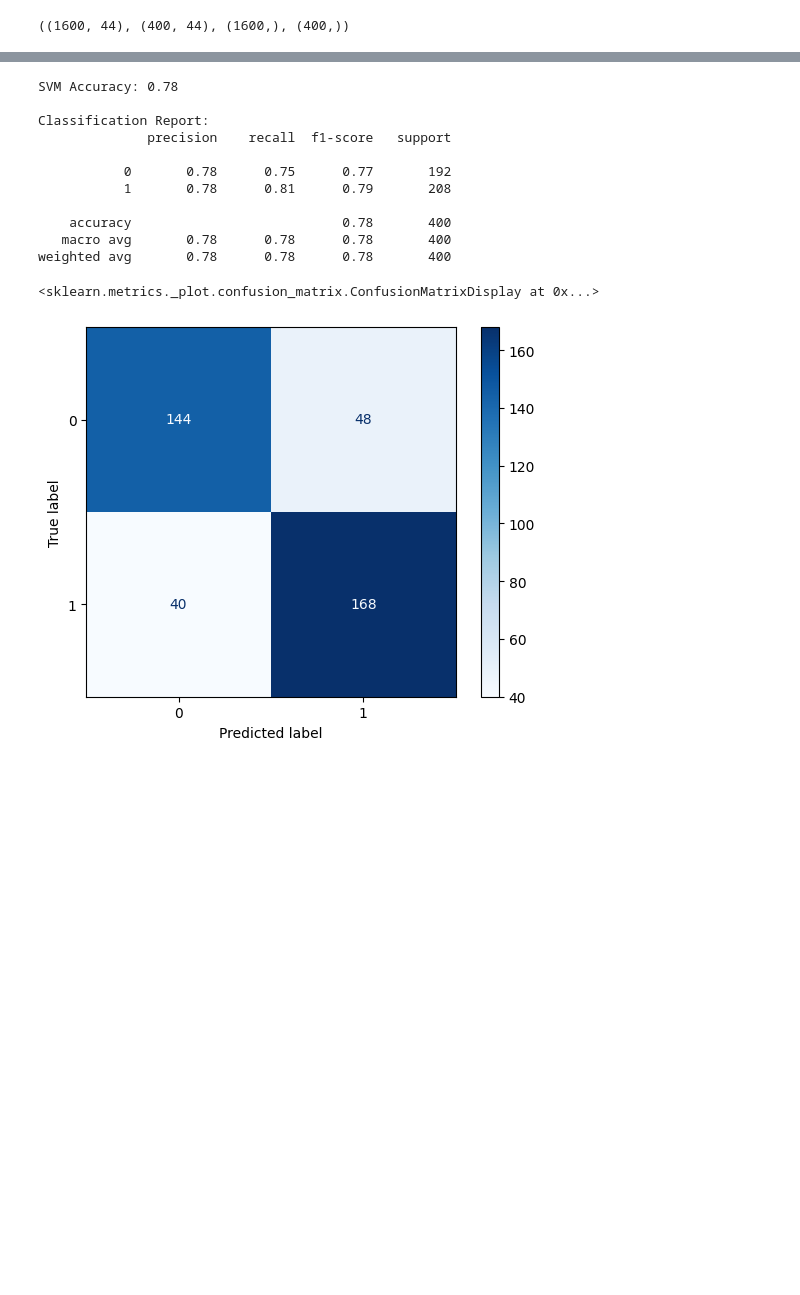
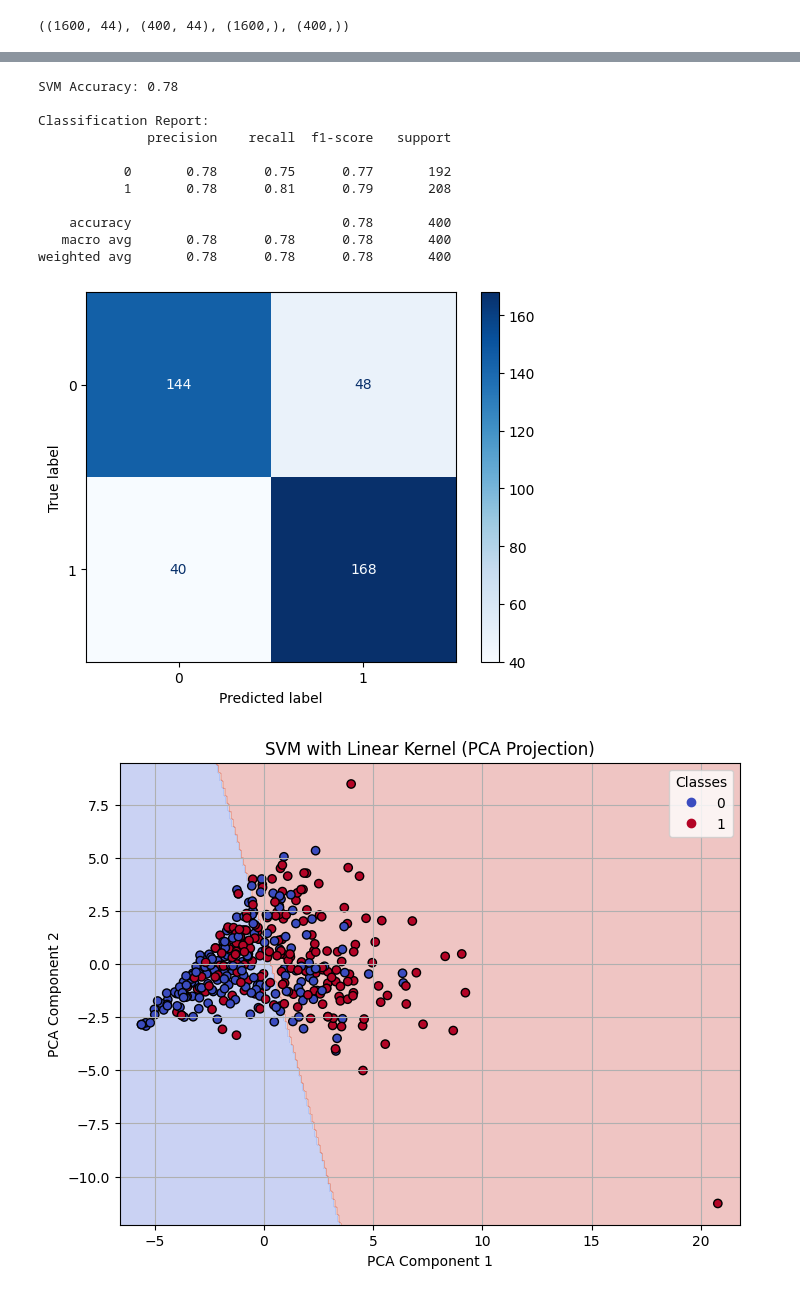
Before and after one commit to prnv19/FootballAnalytics, a Jupyter notebook: Classification/SVC.ipynb, the cells around one changed output, grey strips where cells are left out. Saved outputs shown, nothing was run; the diff lists cells and outputs as text; code cells hidden in the pictures; blank space fills up the shorter version.

```diff
--- a/Classification/SVC.ipynb
+++ b/Classification/SVC.ipynb
@@ -90,27 +169,29 @@ X_train.shape, X_test.shape, y_train.shape, y_test.shape
 # %%
 # Create and train the model
-svm_model = SVC(random_state=1911, kernel='linear', C=1.0)
+svm_model = SVC(random_state=1911, kernel='linear', C=1)
 svm_model.fit(X_train, y_train)
 
 # Make predictions
 y_pred_svm = svm_model.predict(X_test)
 
 # Evaluation
 print("SVM Accuracy:", accuracy_score(y_test, y_pred_svm))
 print("\nClassification Report:")
 print(classification_report(y_test, y_pred_svm))
 ConfusionMatrixDisplay(confusion_matrix=confusion_matrix(y_test, y_pred_svm)).plot(cmap='Blues')
+
+plot_highdim_svm_decision_boundary(svm_model, X_test, y_test, title="SVM with Linear Kernel (PCA Projection)")
 # %% [output]
 SVM Accuracy: 0.78
 
 Classification Report:
               precision    recall  f1-score   support
 
            0       0.78      0.75      0.77       192
            1       0.78      0.81      0.79       208
 
     accuracy                           0.78       400
    macro avg       0.78      0.78      0.78       400
 weighted avg       0.78      0.78      0.78       400
-<sklearn.metrics._plot.confusion_matrix.ConfusionMatrixDisplay at 0x...>
 [figure]
+[figure, added]
```
Also changed, not shown: parts of 22 cells of this notebook.
